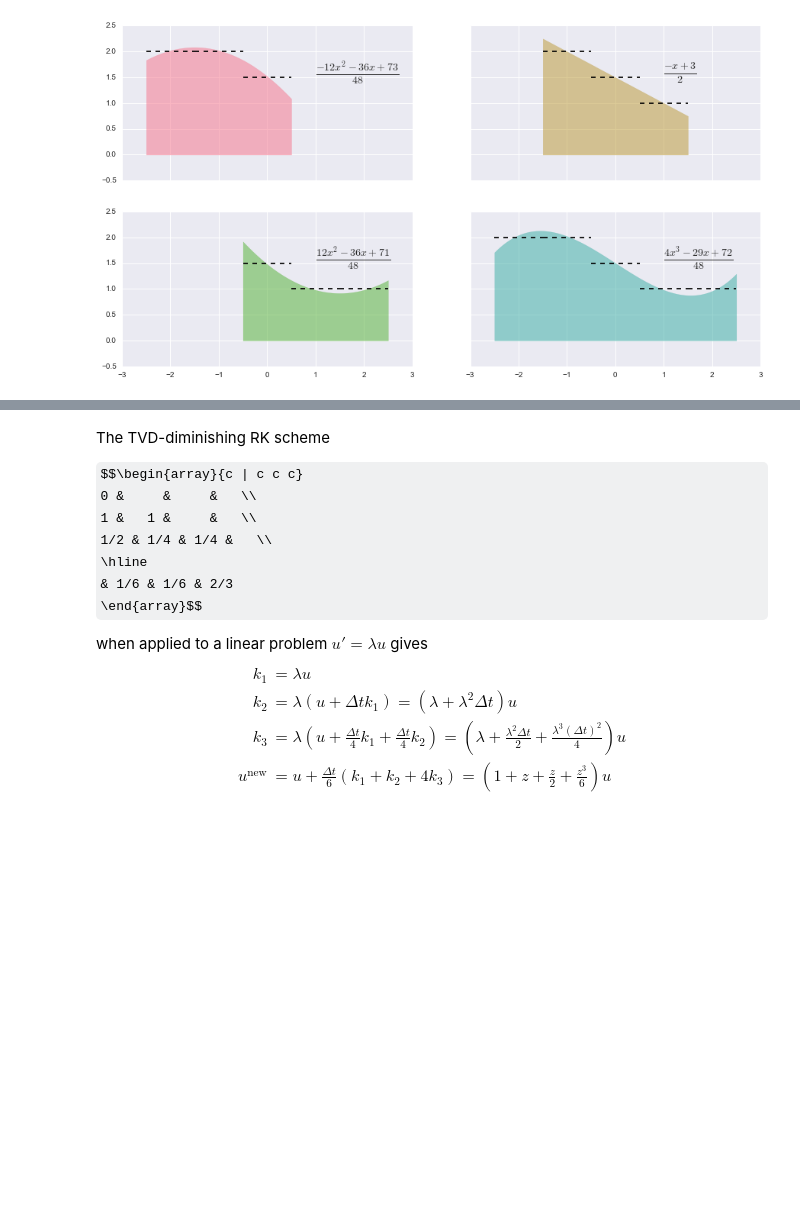
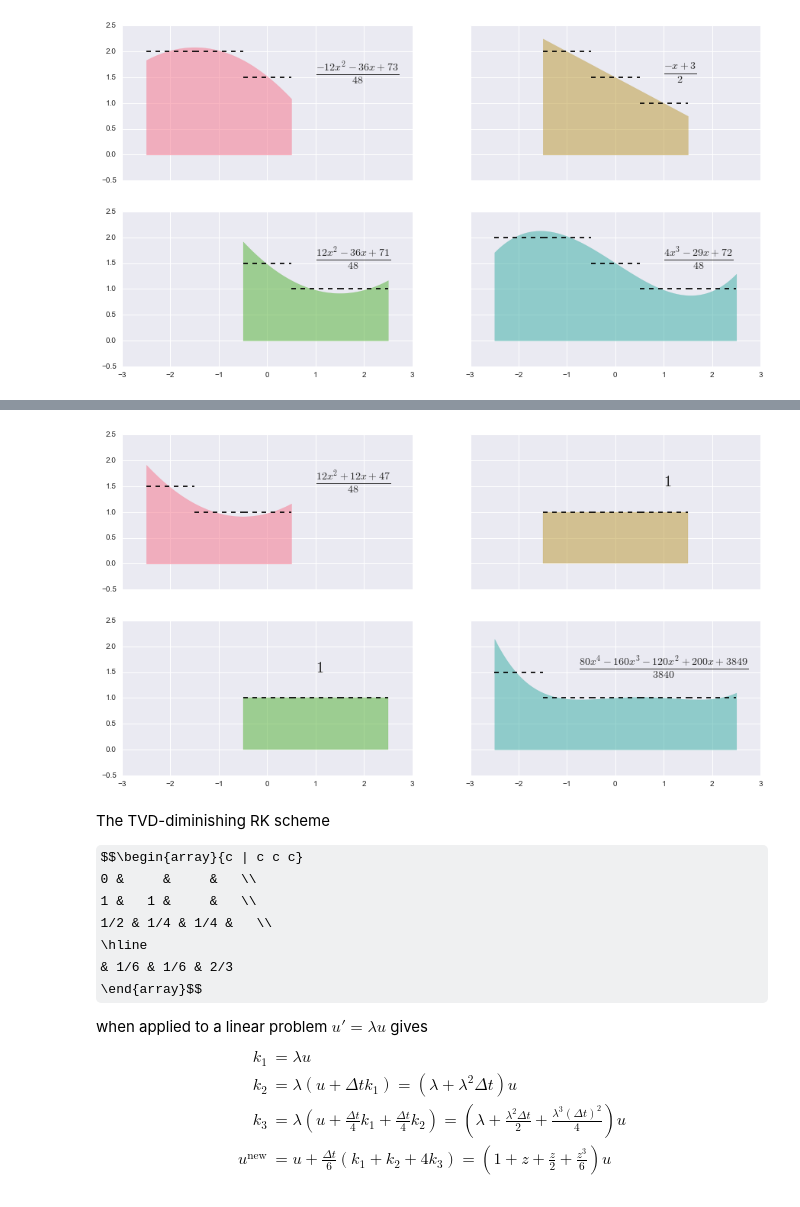
Before and after one commit to dhermes/berkeley-m273-s2016, a Jupyter notebook: class_preso/weno_computations.ipynb, the cells around one changed output, grey strips where cells are left out. Saved outputs shown, nothing was run; the diff lists cells and outputs as text; code cells hidden in the pictures; some formulas as TeX source; blank space fills up the shorter version.

```diff
--- a/class_preso/weno_computations.ipynb
+++ b/class_preso/weno_computations.ipynb
@@ -196,3 +200,7 @@ weno_computations.make_shock_plot()
+# %%
+weno_computations.make_shock_plot_single_cell()
+# %% [output]
+[figure, added]
 # %% [markdown]
 The TVD-diminishing RK scheme
 
```
Also changed, not shown: parts of 1 cell of this notebook, 1 other file.
